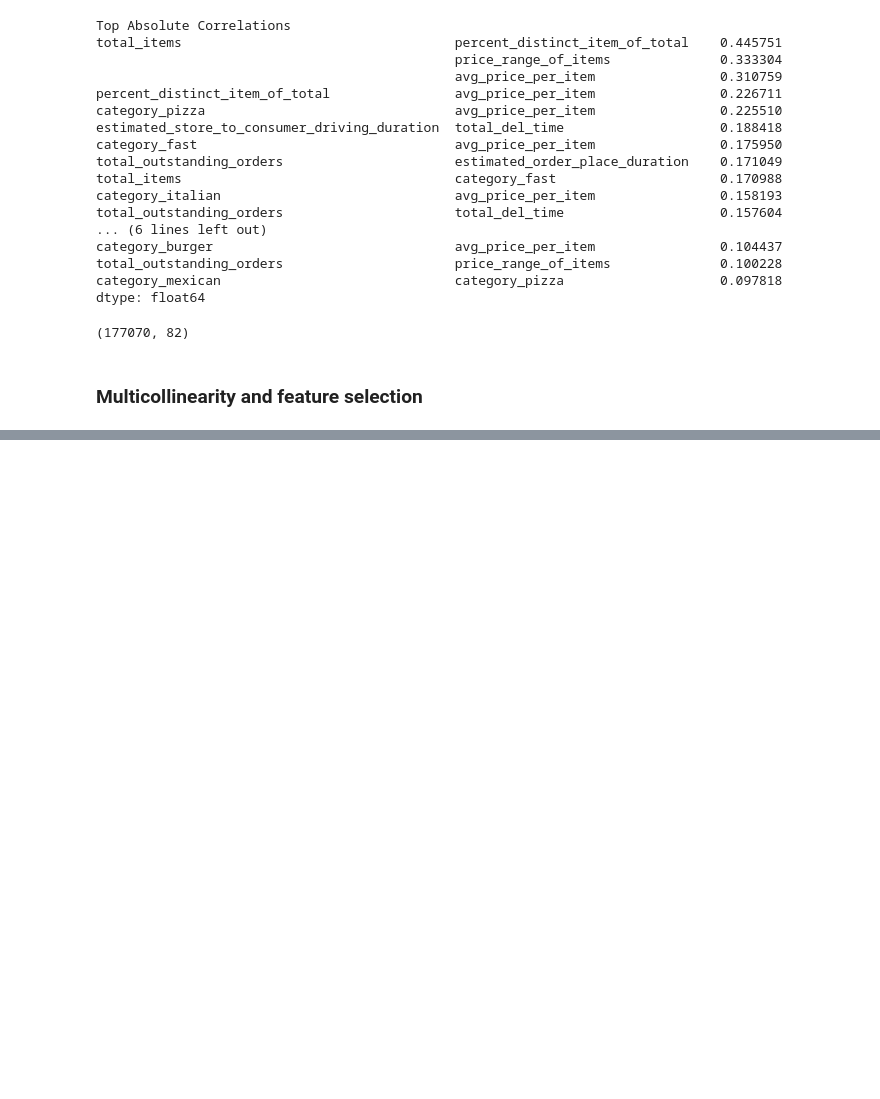
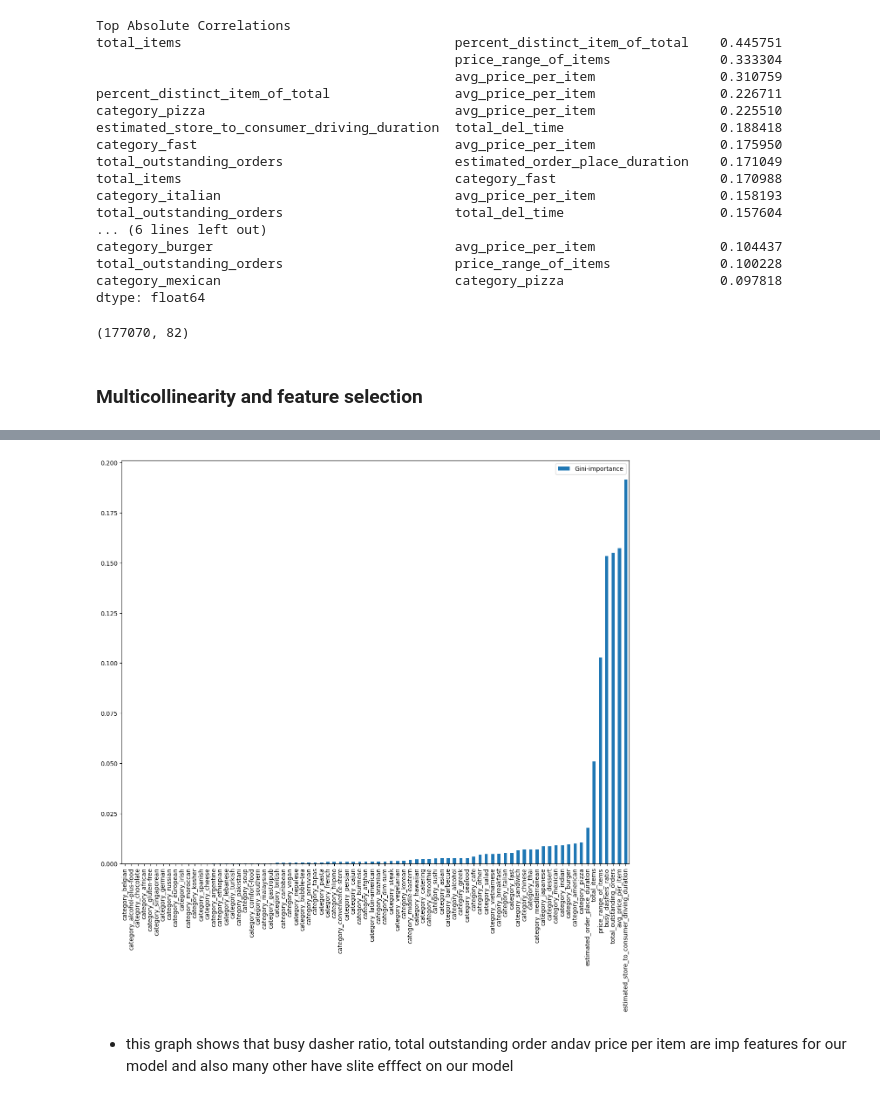
Before and after one commit to rjrohan13/Food_delv_time_prediction, a Jupyter notebook: Food_del_time_prediction.ipynb, the cells around one changed output, grey strips where cells are left out. Saved outputs shown, nothing was run; the diff lists cells and outputs as text; code cells hidden in the pictures; blank space fills up the shorter version.

```diff
--- a/Food_del_time_prediction.ipynb
+++ b/Food_del_time_prediction.ipynb
@@ -615,0 +644,6 @@ from statsmodels.stats.outliers_influence import variance_inflation
+# %%
+features= train_df.drop(columns=['total_del_time']).columns.to_list()
+# %%
+#lets apply above funtion
+vif_data=compute_vif(features)
+vif_data
@@ -615,0 +666,15 @@ from statsmodels.stats.outliers_influence import variance_inflation
+# %%
+multicollinearity = True
+
+while multicollinearity:
+    highest_vif_feature = vif_data['features'].values.tolist()[-1]
+    print('I will remove:', highest_vif_feature)
+
+    if highest_vif_feature in features:
+        features.remove(highest_vif_feature)
+
+    vif_data = compute_vif(features)
+    multicollinearity = len(vif_data[vif_data.VIF > 20]) != 0
+
+selected_features = vif_data['features'].values.tolist()
+vif_data
@@ -615,0 +707,21 @@ from statsmodels.stats.outliers_influence import variance_inflation
+# %%
+from sklearn.ensemble import RandomForestRegressor
+from sklearn.model_selection import train_test_split
+
+X = train_df[selected_features]
+y = train_df['total_del_time']
+X_train, X_test, y_train, y_test = train_test_split(X, y, test_size = 0.2, random_state=42)
+# %%
+feature_names = [f"feature {i}" for i in range((X.shape[1]))]
+forest = RandomForestRegressor(random_state=42)
+forest.fit(X_train, y_train)
+feats = {}
+for feature, importance in zip(X.columns, forest.feature_importances_):
+    feats[feature] = importance
+importances = pd.DataFrame.from_dict(feats,orient='index').rename(columns={0:'Gini-importance'})
+importances.sort_values(by='Gini-importance').plot(kind='bar',rot=90,figsize=(15,12))
+plt.show()
+# %% [output]
+[figure, added]
+# %% [markdown]
+- this graph shows that busy dasher ratio, total outstanding order andav price per item are imp features for our model and also many other have slite efffect on our model
```
Also changed, not shown: parts of 48 cells of this notebook, 1 other file.
